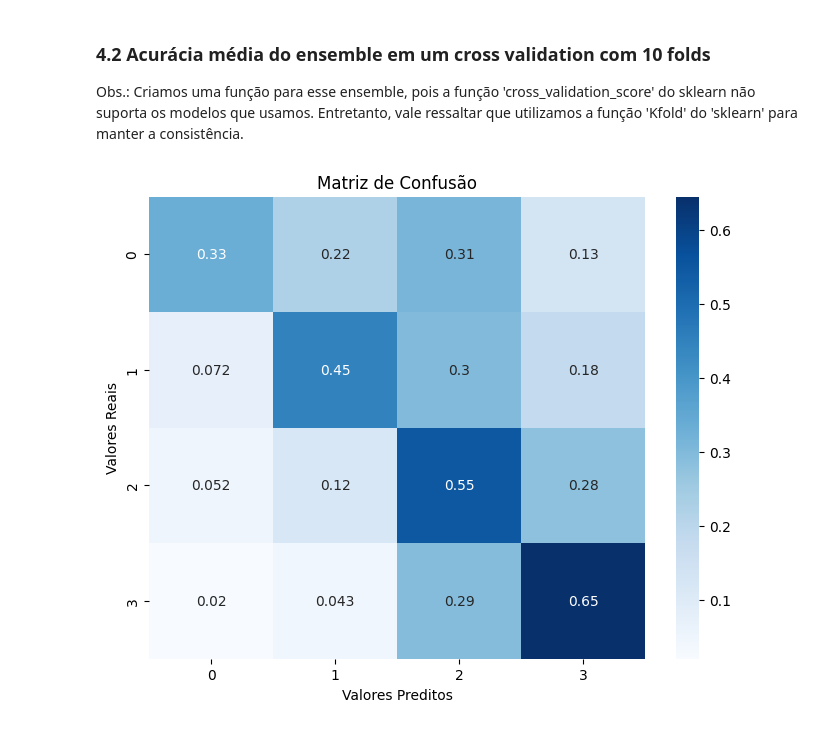
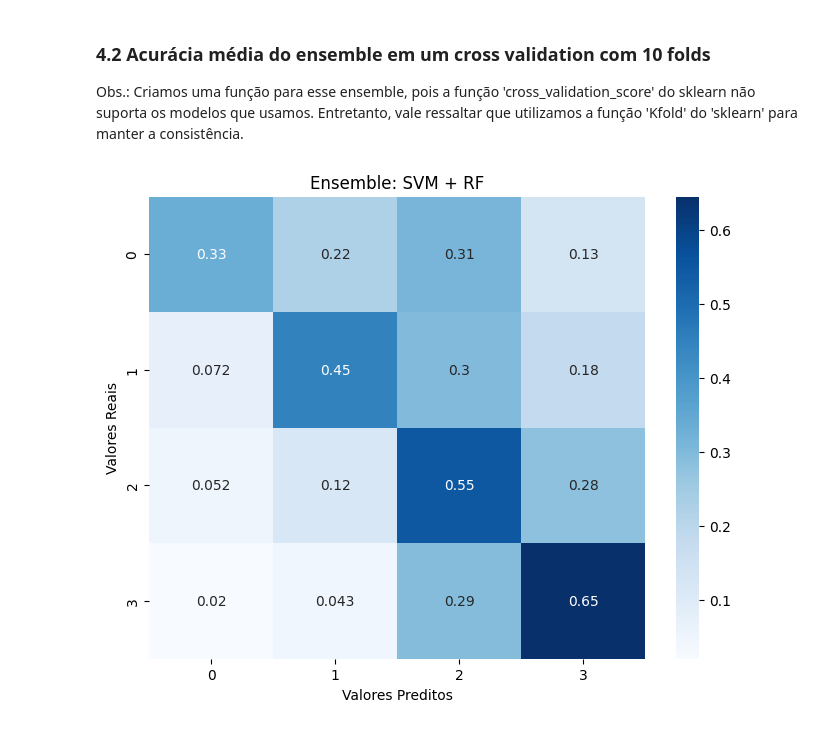
Before and after one commit to felmateos/age-group-classifier, a Jupyter notebook: main.ipynb, the cells around one changed output. Cells and saved outputs as stored; diff of their text form; code cells hidden in the pictures.

```diff
--- a/main.ipynb
+++ b/main.ipynb
@@ -204,16 +206,16 @@ def cv_scores(X, y):
 # %%
 cm = confusion_matrix(y_test, ensemble_predictions)
 
 cm = cm.astype('float') / cm.sum(axis=1)[:, np.newaxis]
 
 plt.figure(figsize=(8, 6))
 sns.heatmap(cm, annot=True, cmap="Blues", xticklabels=labels, yticklabels=labels)
-plt.title('Matriz de Confusão')
+plt.title('Ensemble: SVM + RF')
 plt.xlabel('Valores Preditos')
 plt.ylabel('Valores Reais')
 plt.show()
 # %% [output]
-[figure, old version]
+[figure, new version]
 # %%
 cross_val_scores = cv_scores(X_train, y_train)
 
```
Also changed, not shown: parts of 11 cells of this notebook, 5 other files.
